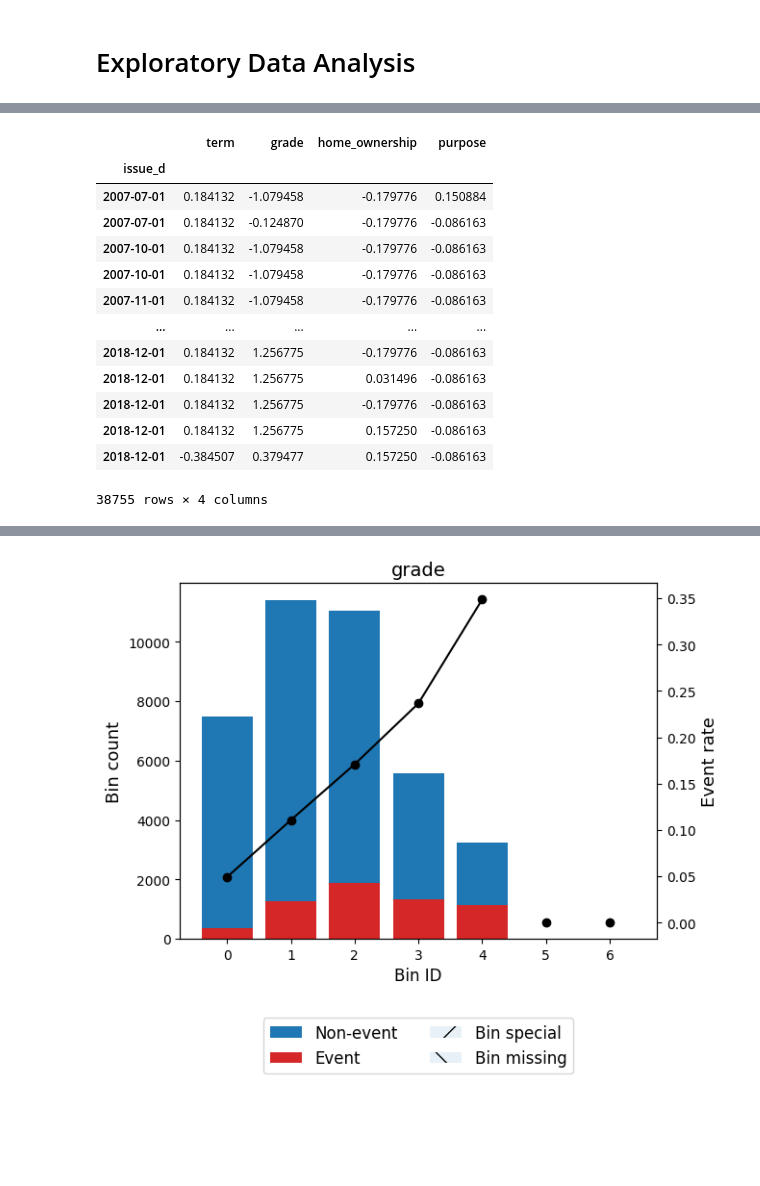
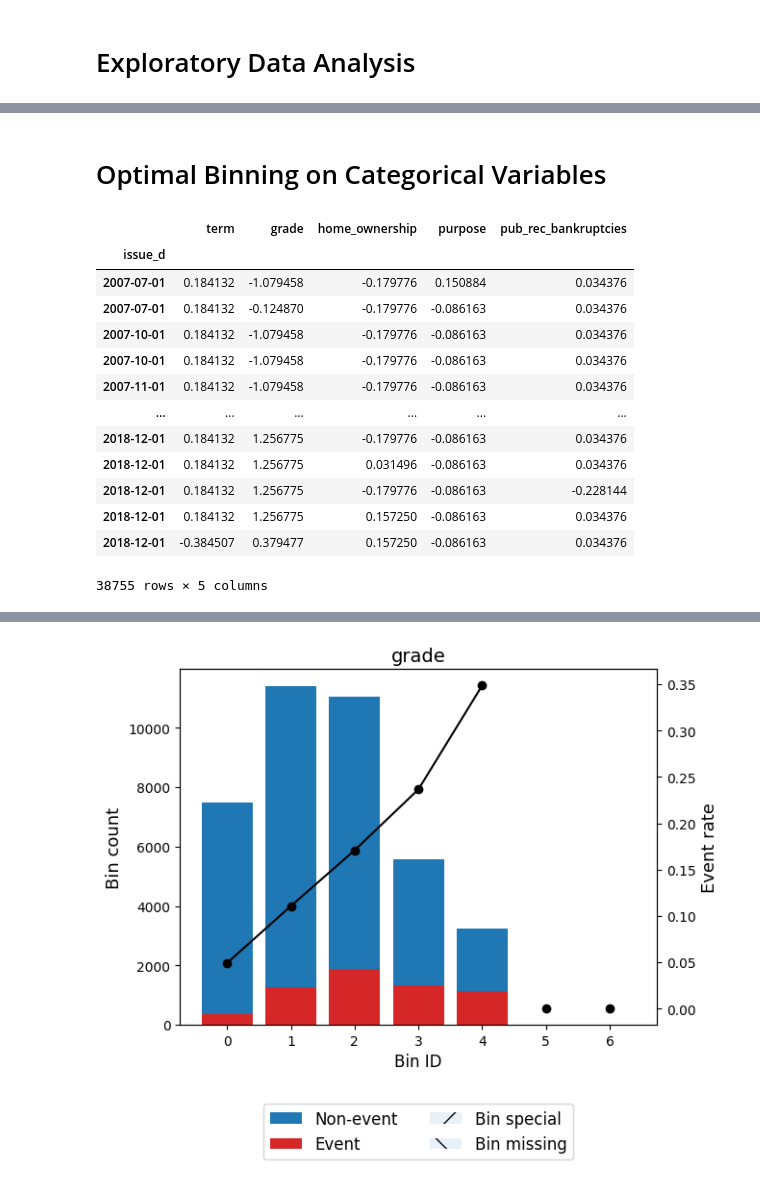
Before and after one commit to AleFax99/Automated_Portfolio_Management_for_P2P_Lending, a Jupyter notebook: PD_Prediction.ipynb, the cells around one changed output, grey strips where cells are left out. Cells and saved outputs as stored; diff of their text form; code cells hidden in the pictures; blank space fills up the shorter version.

```diff
--- a/PD_Prediction.ipynb
+++ b/PD_Prediction.ipynb
@@ -153,7 +161,6 @@ df['total_acc'] = df['total_acc'].astype('int')
 
 # replace lower or equal to 0 with NaN
 df.loc[df['loan_amnt'] <= 0, 'loan_amnt'] = np.nan
-df.loc[df['acc_now_delinq'] <= 0, 'acc_now_delinq'] = np.nan
 df.loc[df['annual_inc'] <= 0, 'annual_inc'] = np.nan
 df.loc[df['dti'] <= 0, 'dti'] = np.nan
 
@@ -163,14 +170,8 @@ df['loan_amnt'] = np.log1p(df['loan_amnt'])
 df['installment'] = np.log1p(df['installment'])
 df['dti'] = np.log1p(df['dti'])
 
-# create account delinquency ratio
-df['acc_delinq_ratio'] = df['acc_now_delinq'] / df['total_acc']
-
 # take log of total account
 df['total_acc'] = np.log1p(df['total_acc'])
-
-# drop acc_now_delinq
-df.drop('acc_now_delinq', axis=1, inplace=True)
 
 # cap interest rate at 100%
 df.loc[df['int_rate'] > 100, 'int_rate'] = 100
@@ -208,0 +184,5 @@ df.loc[df['year'] == 2020].shape
+# %%
+# set public record bankruptcies to 1 if greater than 0
+df['pub_rec_bankruptcies'] = np.where(df['pub_rec_bankruptcies'] > 0, 1, 0)
+
+df['pub_rec_bankruptcies'].value_counts()
@@ -209,3 +194,27 @@ df.loc[df['year'] == 2020].shape
+# %%
+# set pub_rec_bankruptcies to object
+df['pub_rec_bankruptcies'] = df['pub_rec_bankruptcies'].astype('object')
+# %%
+# temporal features
+
+# extract years since earliest credit line
+df['earliest_cr_line'] = pd.to_datetime(df['earliest_cr_line'], format='%b-%Y')
+df['earliest_cr_line'] = df['earliest_cr_line'].dt.year
+
+# take the difference between issue date and earliest credit line
+df['years_since_first_cr_line'] = df['issue_d'].dt.year - df['earliest_cr_line']
+
+# take the log of years since first credit line
+df['years_since_first_cr_line'] = np.log1p(df['years_since_first_cr_line'])
+
+# drop earliest credit line
+df.drop('earliest_cr_line', axis=1, inplace=True)
+
+# move issue_d to the first column
+cols = list(df.columns)
+cols.remove('issue_d')
+cols = ['issue_d'] + cols
+df = df[cols]
 # %%
 df.set_index('issue_d', inplace=True)
 # %%
@@ -349,31 +374,33 @@ plt.show()
+# %% [markdown]
+# Optimal Binning on Categorical Variables
 # %%
 # let's see the effect of Binning Process on the categorical features
-X = train_set[categorical_columns]
+X_cat = train_set[categorical_columns]
 y = train_set['default']
 
 
 # define the binning process
 binning_process = BinningProcess(variable_names=categorical_columns.tolist())
 
 # fit the binning process
-binning_process.fit(X, y)
+binning_process.fit(X_cat, y)
 
 # transform the data
-X_binned = binning_process.transform(X)
+X_cat_binned = binning_process.transform(X_cat)
 
-X_binned
+X_cat_binned
 # %% [output]
-|  | term | grade | home_ownership | purpose |
-| issue_d |  |  |  |  |
-| 2007-07-01 | 0.184132 | -1.079458 | -0.179776 | 0.150884 |
-| 2007-07-01 | 0.184132 | -0.124870 | -0.179776 | -0.086163 |
-| 2007-10-01 | 0.184132 | -1.079458 | -0.179776 | -0.086163 |
-| 2007-10-01 | 0.184132 | -1.079458 | -0.179776 | -0.086163 |
-| 2007-11-01 | 0.184132 | -1.079458 | -0.179776 | -0.086163 |
-| ... | ... | ... | ... | ... |
-| 2018-12-01 | 0.184132 | 1.256775 | -0.179776 | -0.086163 |
-| 2018-12-01 | 0.184132 | 1.256775 | 0.031496 | -0.086163 |
-| 2018-12-01 | 0.184132 | 1.256775 | -0.179776 | -0.086163 |
-| 2018-12-01 | 0.184132 | 1.256775 | 0.157250 | -0.086163 |
-| 2018-12-01 | -0.384507 | 0.379477 | 0.157250 | -0.086163 |
+|  | term | grade | home_ownership | purpose | pub_rec_bankruptcies |
+| issue_d |  |  |  |  |  |
+| 2007-07-01 | 0.184132 | -1.079458 | -0.179776 | 0.150884 | 0.034376 |
+| 2007-07-01 | 0.184132 | -0.124870 | -0.179776 | -0.086163 | 0.034376 |
+| 2007-10-01 | 0.184132 | -1.079458 | -0.179776 | -0.086163 | 0.034376 |
+| 2007-10-01 | 0.184132 | -1.079458 | -0.179776 | -0.086163 | 0.034376 |
+| 2007-11-01 | 0.184132 | -1.079458 | -0.179776 | -0.086163 | 0.034376 |
+| ... | ... | ... | ... | ... | ... |
+| 2018-12-01 | 0.184132 | 1.256775 | -0.179776 | -0.086163 | 0.034376 |
+| 2018-12-01 | 0.184132 | 1.256775 | 0.031496 | -0.086163 | 0.034376 |
+| 2018-12-01 | 0.184132 | 1.256775 | -0.179776 | -0.086163 | -0.228144 |
+| 2018-12-01 | 0.184132 | 1.256775 | 0.157250 | -0.086163 | 0.034376 |
+| 2018-12-01 | -0.384507 | 0.379477 | 0.157250 | -0.086163 | 0.034376 |
-38755 rows × 4 columns
+38755 rows × 5 columns
```
Also changed, not shown: parts of 52 cells of this notebook, 3 other files.
